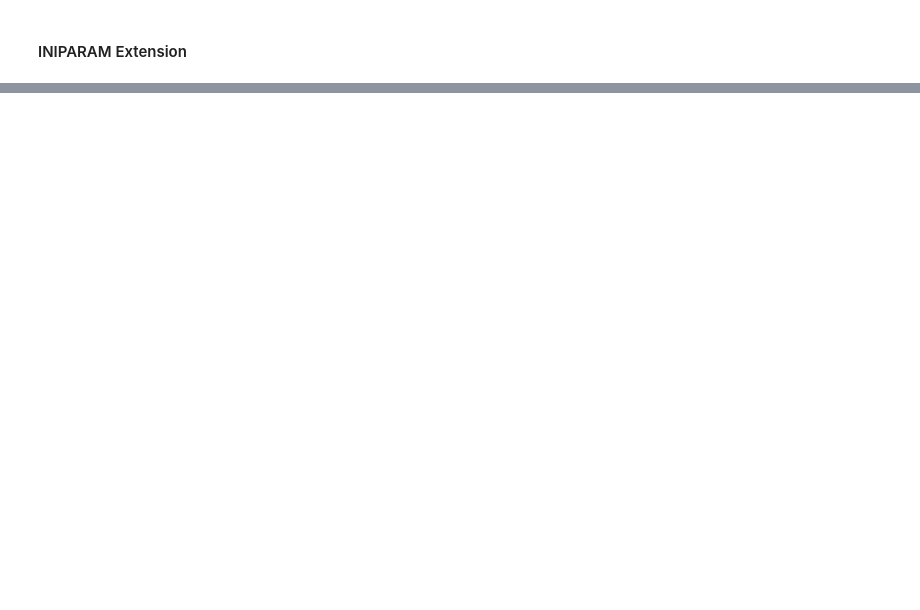
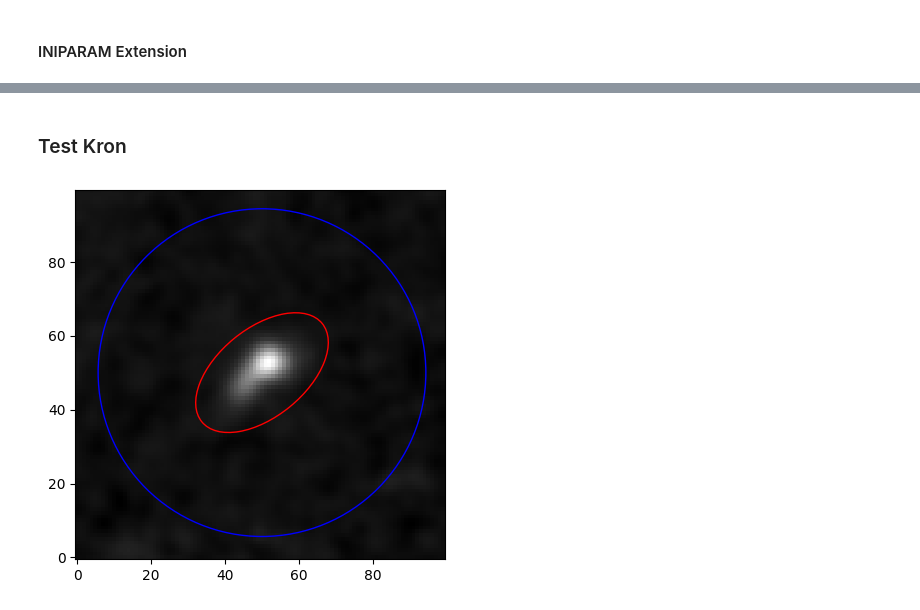
Before and after one commit to Cereal137/GalfitModified, a Jupyter notebook: 2prephot.ipynb, the cells around one changed output, grey strips where cells are left out. Saved outputs shown, nothing was run; the diff lists cells and outputs as text; code cells hidden in the pictures; blank space fills up the shorter version.

```diff
--- a/2prephot.ipynb
+++ b/2prephot.ipynb
@@ -212,3 +214,30 @@ No.    Name      Ver    Type      Cards   Dimensions   Format
  [0 0 0 ... 0 0 0]
  [0 0 0 ... 0 0 0]
  [0 0 0 ... 0 0 0]]
+# %% [markdown]
+### Test Kron
+# %%
+t = srccat.kron_radius
+smajor = srccat.semimajor_sigma
+sminor = srccat.semiminor_sigma
+tx = np.int32(srccat.xcentroid)
+ty = np.int32(srccat.ycentroid)
+ap = srccat.kron_aperture[0]
+ap.positions = [50,50]
+import matplotlib.patches as patches
+
+# your existing code
+img_cut = image_merged_conv[ty[0]-50:ty[0]+50, tx[0]-50:tx[0]+50]
+plt.imshow(img_cut, origin='lower', cmap='gray')
+ap.plot(color='red')
+
+# create a circle with radius 20 at position (50, 50)
+circle = patches.Circle((50, 50), radius=7*np.sqrt(smajor[0].value*sminor[0].value)*t[0].value, edgecolor='blue', facecolor='none')
+
+# get current axes and add the circle to it
+ax = plt.gca()
+ax.add_patch(circle)
+
+plt.show()
+# %% [output]
+[figure, added]
```
Also changed, not shown: parts of 10 cells of this notebook, 5 other files.
